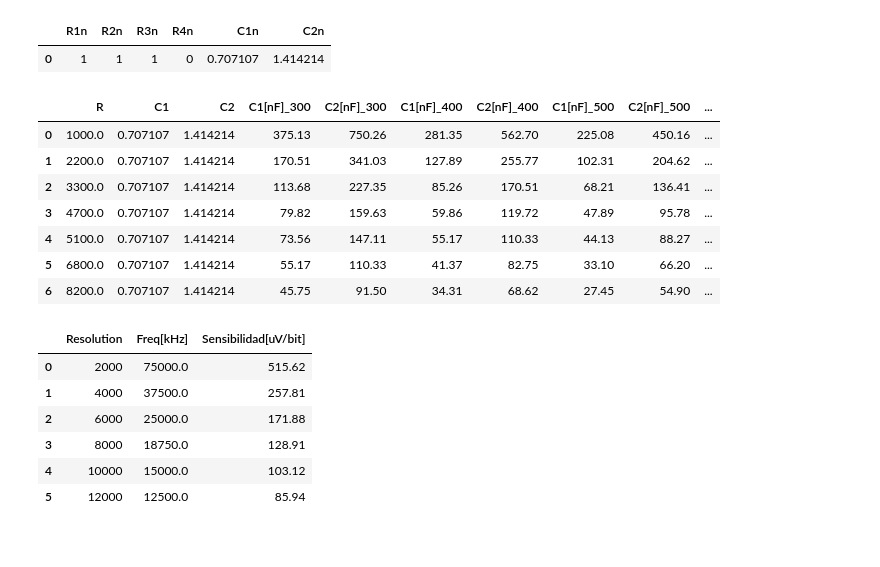
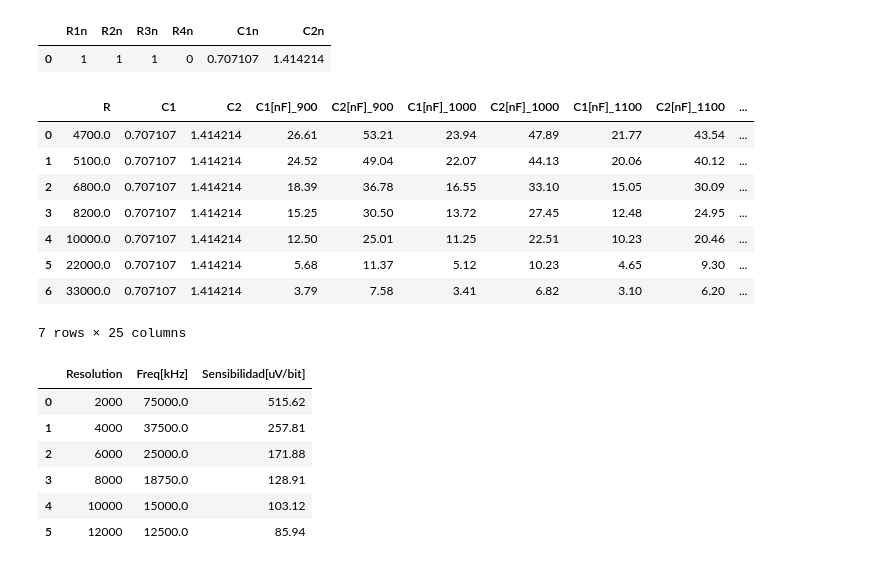
Before and after one commit to PabloSGomez50/2025_td3_512_gomez_pablo, a Jupyter notebook: 1_ega/4_anexos/filtros/filtros.ipynb, the cells around one changed output. Cells and saved outputs as stored; diff of their text form; code cells hidden in the pictures.

```diff
--- a/1_ega/4_anexos/filtros/filtros.ipynb
+++ b/1_ega/4_anexos/filtros/filtros.ipynb
@@ -63,28 +63,29 @@ df
 # %%
 ## Para ganacia 1
 a = np.sqrt(2)
 b = 1
 
 c1n = a / (2*b)
 c2n = 2 / a
-r_values = [1e3, 2.2e3, 3.3e3, 4.7e3, 5.1e3, 6.8e3, 8.2e3]
+r_values = [4.7e3, 5.1e3, 6.8e3, 8.2e3, 10e3, 22e3, 33e3]
 test_values = [
     (r, c1n, c2n) for r in r_values
 ]
 df = pd.DataFrame(test_values, columns=["R", "C1", "C2"])
-for freq in range(300, 1000, 100):
+for freq in range(900, 2000, 100):
     df[f"C1[nF]_{freq}"] = (df["C1"] * 1e9 / (2 * np.pi * freq * df["R"])).round(2)
     df[f"C2[nF]_{freq}"] = (df["C2"] * 1e9 / (2 * np.pi * freq * df["R"])).round(2)
 df
 # %% [output]
-|  | R | C1 | C2 | C1[nF]_300 | C2[nF]_300 | C1[nF]_400 | C2[nF]_400 | C1[nF]_500 | C2[nF]_500 | ... |
-| 0 | 1000.0 | 0.707107 | 1.414214 | 375.13 | 750.26 | 281.35 | 562.70 | 225.08 | 450.16 | ... |
-| 1 | 2200.0 | 0.707107 | 1.414214 | 170.51 | 341.03 | 127.89 | 255.77 | 102.31 | 204.62 | ... |
-| 2 | 3300.0 | 0.707107 | 1.414214 | 113.68 | 227.35 | 85.26 | 170.51 | 68.21 | 136.41 | ... |
-| 3 | 4700.0 | 0.707107 | 1.414214 | 79.82 | 159.63 | 59.86 | 119.72 | 47.89 | 95.78 | ... |
-| 4 | 5100.0 | 0.707107 | 1.414214 | 73.56 | 147.11 | 55.17 | 110.33 | 44.13 | 88.27 | ... |
-| 5 | 6800.0 | 0.707107 | 1.414214 | 55.17 | 110.33 | 41.37 | 82.75 | 33.10 | 66.20 | ... |
-| 6 | 8200.0 | 0.707107 | 1.414214 | 45.75 | 91.50 | 34.31 | 68.62 | 27.45 | 54.90 | ... |
+|  | R | C1 | C2 | C1[nF]_900 | C2[nF]_900 | C1[nF]_1000 | C2[nF]_1000 | C1[nF]_1100 | C2[nF]_1100 | ... |
+| 0 | 4700.0 | 0.707107 | 1.414214 | 26.61 | 53.21 | 23.94 | 47.89 | 21.77 | 43.54 | ... |
+| 1 | 5100.0 | 0.707107 | 1.414214 | 24.52 | 49.04 | 22.07 | 44.13 | 20.06 | 40.12 | ... |
+| 2 | 6800.0 | 0.707107 | 1.414214 | 18.39 | 36.78 | 16.55 | 33.10 | 15.05 | 30.09 | ... |
+| 3 | 8200.0 | 0.707107 | 1.414214 | 15.25 | 30.50 | 13.72 | 27.45 | 12.48 | 24.95 | ... |
+| 4 | 10000.0 | 0.707107 | 1.414214 | 12.50 | 25.01 | 11.25 | 22.51 | 10.23 | 20.46 | ... |
+| 5 | 22000.0 | 0.707107 | 1.414214 | 5.68 | 11.37 | 5.12 | 10.23 | 4.65 | 9.30 | ... |
+| 6 | 33000.0 | 0.707107 | 1.414214 | 3.79 | 7.58 | 3.41 | 6.82 | 3.10 | 6.20 | ... |
+7 rows × 25 columns
 # %%
 Vpwm_div = 10 / 32
 df_pwm_resolution = pd.DataFrame([res for res in range(2000, 12100, 2000)], columns=["Resolution"])
```
Also changed, not shown: 13 other files.
